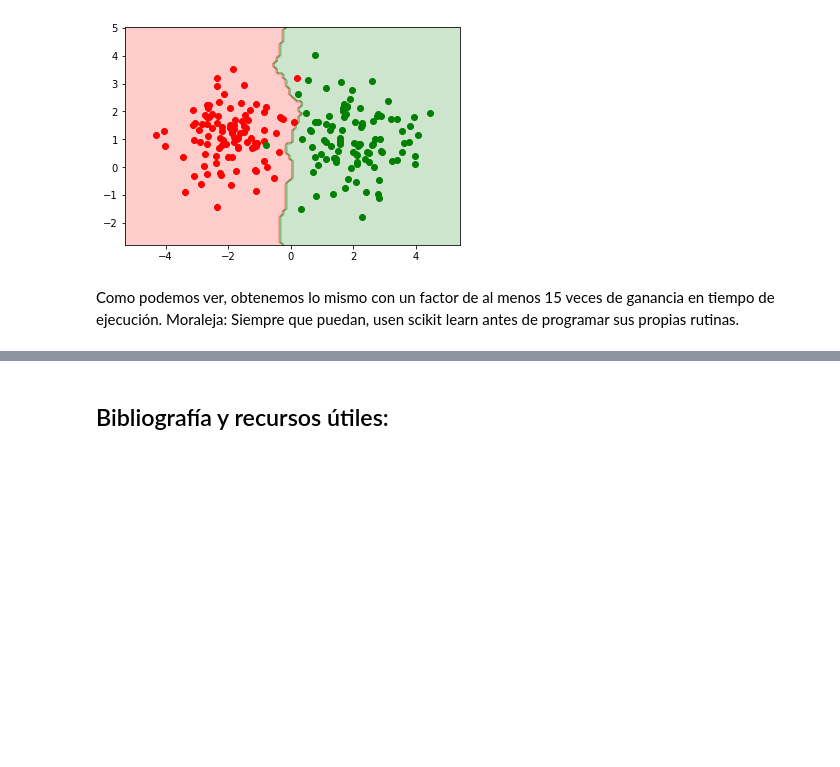
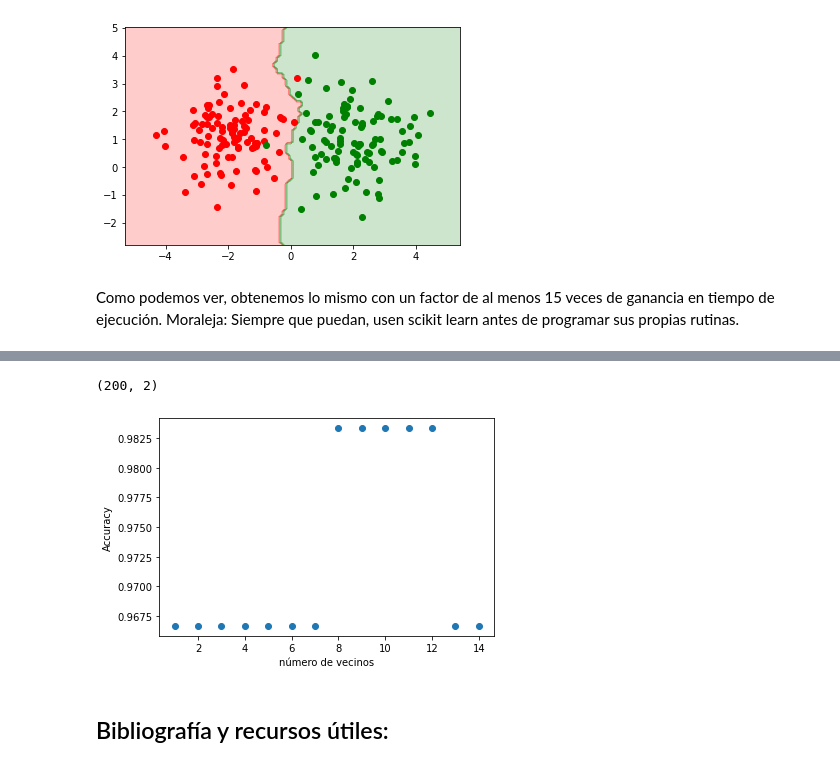
Before and after one commit to jorobledo/curso_aprendizaje_automatico, a Jupyter notebook: practico/clase_3/E5-AA2021_kNN.ipynb, the cells around one changed output, grey strips where cells are left out. Drawn from its saved outputs; the diff is of its cells as text; code cells hidden in the pictures; blank space fills up the shorter version.

```diff
--- a/practico/clase_3/E5-AA2021_kNN.ipynb
+++ b/practico/clase_3/E5-AA2021_kNN.ipynb
@@ -148,7 +148,8 @@ neigh = KNeighborsClassifier(n_neighbors=5,
                              weights='uniform',
                              algorithm='brute'
                              )
-neigh.fit(data, np.array([0]*100+[1]*100))
+etiquetas = np.array([0]*100+[1]*100)
+neigh.fit(data, etiquetas)
 Z = neigh.predict(np.c_[xx.ravel(), yy.ravel()])
 cmap = ListedColormap(["red","green"])
 Z = Z.reshape(xx.shape)
@@ -162,0 +168,4 @@ Como podemos ver, obtenemos lo mismo con un factor de al menos 15 veces de ganan
+# %%
+data.shape
+# %% [output]
+(200, 2)
@@ -163,3 +175,36 @@ Como podemos ver, obtenemos lo mismo con un factor de al menos 15 veces de ganan
+# %%
+num_folds = 5
+valores_de_k = np.arange(1,15,1)
+
+avg_acc_vals = []
+for k in valores_de_k:
+    fold_accuracies = []
+    for i in range(num_folds):
+        X_train, X_test, y_train, y_test = train_test_split(data, etiquetas, test_size=0.3, random_state=42)
+
+        neigh = KNeighborsClassifier(n_neighbors=k,
+                             weights='uniform',
+                             algorithm='brute'
+                             )
+
+        neigh.fit(X_train, y_train)
+
+        y_pred = neigh.predict(X_test)
+
+        acc = accuracy_score(y_test, y_pred)
+
+        fold_accuracies.append(acc)
+
+    mean_acc = np.mean(fold_accuracies)
+
+    avg_acc_vals.append((k, mean_acc))
+# %%
+plt.scatter(*np.array(avg_acc_vals).T)
+plt.xlabel('número de vecinos')
+plt.ylabel('Accuracy')
+plt.show()
+# %% [output]
+[figure, added]
 # %% [markdown]
 ## Bibliografía y recursos útiles:
 # %% [markdown]
```
Also changed, not shown: parts of 4 cells of this notebook.
